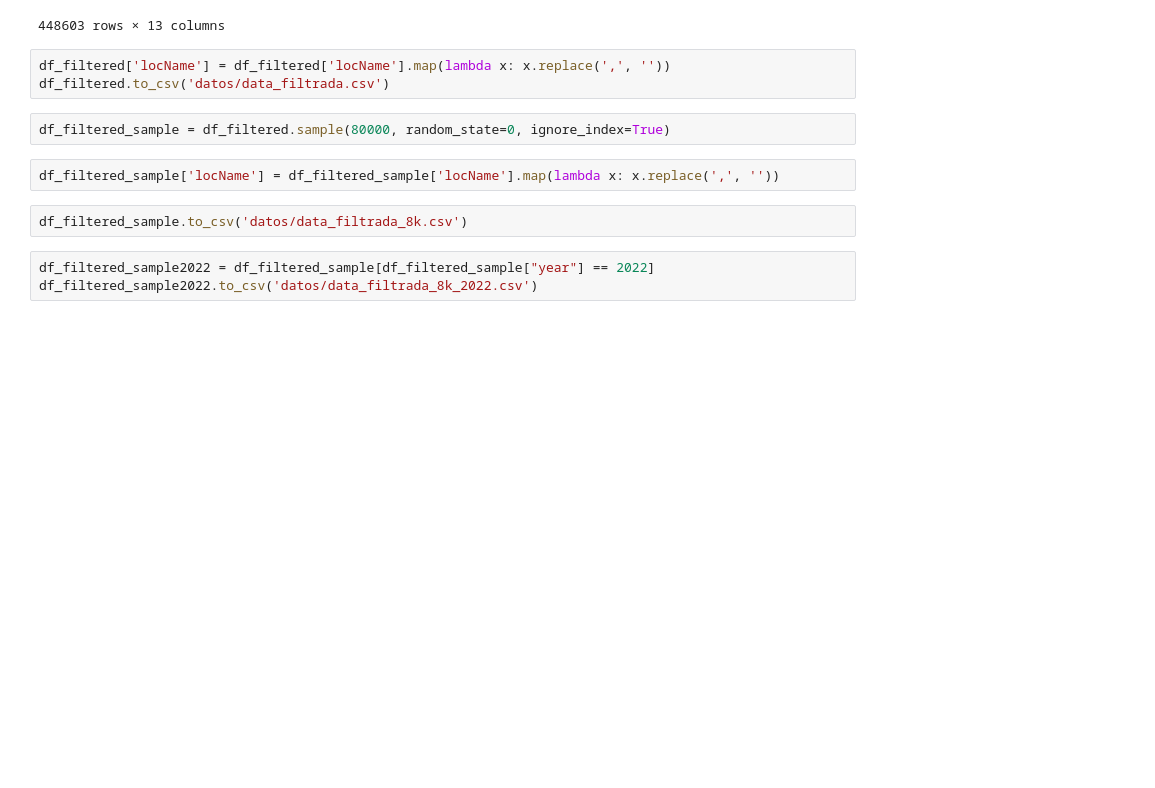
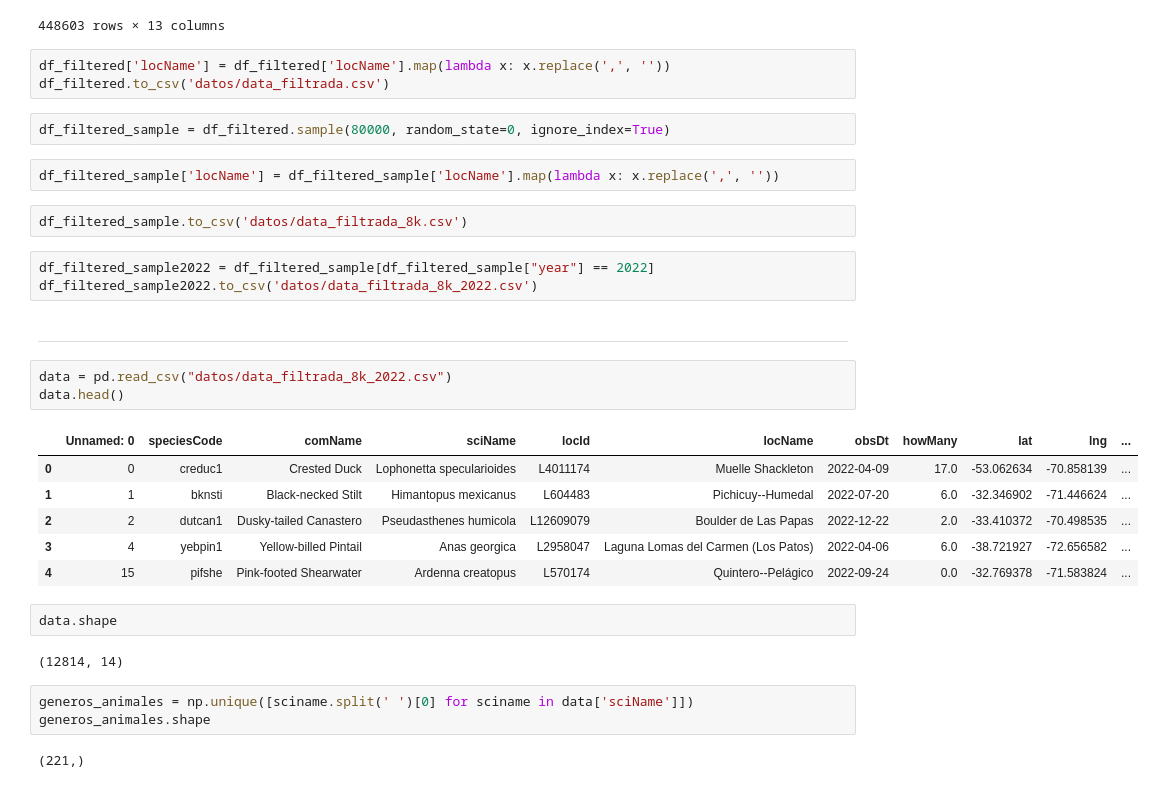
Before and after one commit to VicenteGarayR/Proyecto-pio-pio, a Jupyter notebook: data.ipynb, the cells around one changed output. Cells and saved outputs as stored; diff of their text form; blank space fills up the shorter version.

```diff
--- a/data.ipynb
+++ b/data.ipynb
@@ -83,3 +83,24 @@ df_filtered_sample.to_csv('datos/data_filtrada_8k.csv')
 # %%
 df_filtered_sample2022 = df_filtered_sample[df_filtered_sample["year"] == 2022]
 df_filtered_sample2022.to_csv('datos/data_filtrada_8k_2022.csv')
+# %% [markdown]
+---
+# %%
+data = pd.read_csv("datos/data_filtrada_8k_2022.csv")
+data.head()
+# %% [output]
+|  | Unnamed: 0 | speciesCode | comName | sciName | locId | locName | obsDt | howMany | lat | lng | ... |
+| 0 | 0 | creduc1 | Crested Duck | Lophonetta specularioides | L4011174 | Muelle Shackleton | 2022-04-09 | 17.0 | -53.062634 | -70.858139 | ... |
+| 1 | 1 | bknsti | Black-necked Stilt | Himantopus mexicanus | L604483 | Pichicuy--Humedal | 2022-07-20 | 6.0 | -32.346902 | -71.446624 | ... |
+| 2 | 2 | dutcan1 | Dusky-tailed Canastero | Pseudasthenes humicola | L12609079 | Boulder de Las Papas | 2022-12-22 | 2.0 | -33.410372 | -70.498535 | ... |
+| 3 | 4 | yebpin1 | Yellow-billed Pintail | Anas georgica | L2958047 | Laguna Lomas del Carmen (Los Patos) | 2022-04-06 | 6.0 | -38.721927 | -72.656582 | ... |
+| 4 | 15 | pifshe | Pink-footed Shearwater | Ardenna creatopus | L570174 | Quintero--Pelágico | 2022-09-24 | 0.0 | -32.769378 | -71.583824 | ... |
+# %%
+data.shape
+# %% [output]
+(12814, 14)
+# %%
+generos_animales = np.unique([sciname.split(' ')[0] for sciname in data['sciName']])
+generos_animales.shape
+# %% [output]
+(221,)
```
Also changed, not shown: parts of 1 cell of this notebook, 1 other file.
